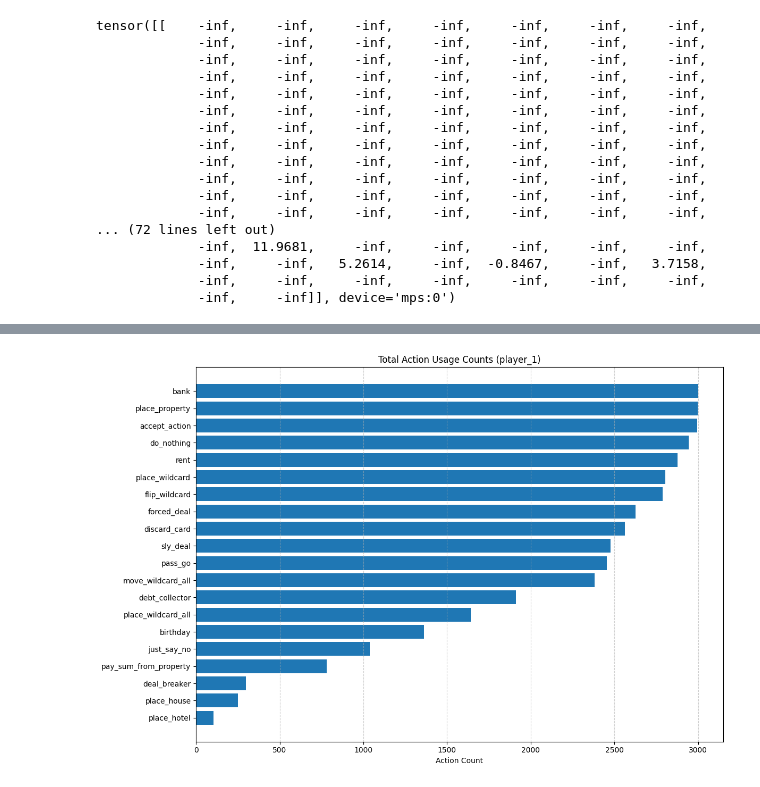
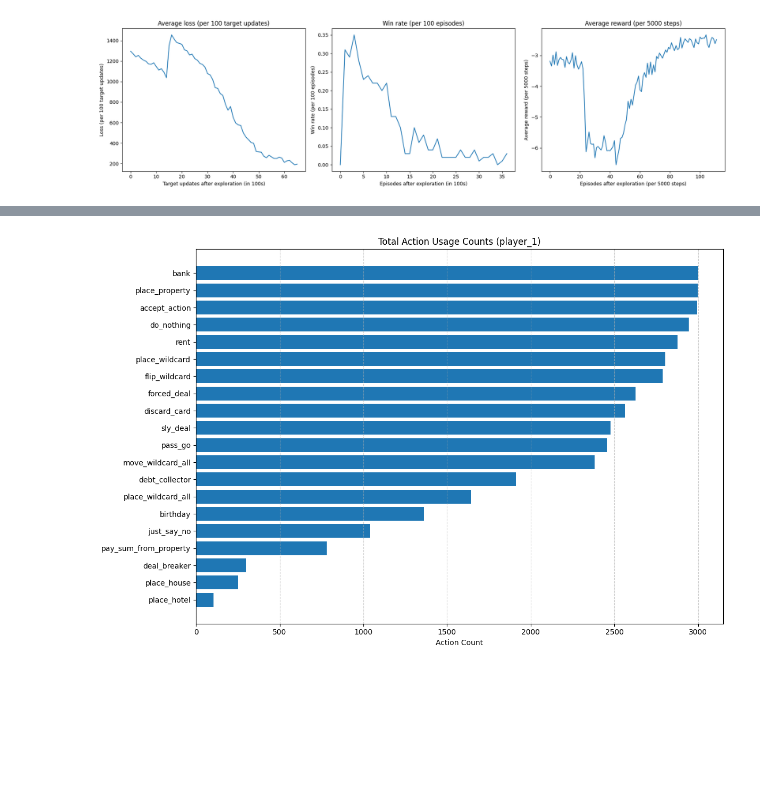
Before and after one commit to mikequ1/MultiagentRL, a Jupyter notebook: Monopoly_Go/dqn.ipynb, the cells around one changed output, grey strips where cells are left out. Saved outputs shown, nothing was run; the diff lists cells and outputs as text; code cells hidden in the pictures; blank space fills up the shorter version.

```diff
--- a/Monopoly_Go/dqn.ipynb
+++ b/Monopoly_Go/dqn.ipynb
@@ -193,23 +209,37 @@ plt.plot(average_rewards)
-# %%
-print(orig_q_values)
-# %% [output]
-tensor([[    -inf,     -inf,     -inf,     -inf,     -inf,     -inf,     -inf,
-             -inf,     -inf,     -inf,     -inf,     -inf,     -inf,     -inf,
-             -inf,     -inf,     -inf,     -inf,     -inf,     -inf,     -inf,
-             -inf,     -inf,     -inf,     -inf,     -inf,     -inf,     -inf,
-             -inf,     -inf,     -inf,     -inf,     -inf,     -inf,     -inf,
-             -inf,     -inf,     -inf,     -inf,     -inf,     -inf,     -inf,
-             -inf,     -inf,     -inf,     -inf,     -inf,     -inf,     -inf,
-             -inf,     -inf,     -inf,     -inf,     -inf,     -inf,     -inf,
-             -inf,     -inf,     -inf,     -inf,     -inf,     -inf,     -inf,
-             -inf,     -inf,     -inf,     -inf,     -inf,     -inf,     -inf,
-             -inf,     -inf,     -inf,     -inf,     -inf,     -inf,     -inf,
-             -inf,     -inf,     -inf,     -inf,     -inf,     -inf,     -inf,
-... (72 lines left out)
-             -inf,  11.9681,     -inf,     -inf,     -inf,     -inf,     -inf,
-             -inf,     -inf,   5.2614,     -inf,  -0.8467,     -inf,   3.7158,
-             -inf,     -inf,     -inf,     -inf,     -inf,     -inf,     -inf,
-             -inf,     -inf]], device='mps:0')
+# %%
+import matplotlib.pyplot as plt
+
+fig, axes = plt.subplots(ncols=3, figsize=(18, 5))  # 3 plots side-by-side
+
+# --- Loss Plot ---
+axes[0].set_xlabel("Target updates after exploration (in 100s)")
+axes[0].set_ylabel("Loss (per 100 target updates)")
+axes[0].set_title("Average loss (per 100 target updates)")
+axes[0].plot(average_losses)
+
+# --- Win Rate Plot ---
+axes[1].set_xlabel("Episodes after exploration (in 100s)")
+axes[1].set_ylabel("Win rate (per 100 episodes)")
+axes[1].set_title("Win rate (per 100 episodes)")
+axes[1].plot(win_rates)
+
+# --- Reward Plot ---
+# If average_rewards is per-agent dict, flatten or pick one agent to plot
+if isinstance(average_rewards, dict):
+    agent_id = "player_0"  # or any other key
+    reward_data = average_rewards[agent_id]
+else:
+    reward_data = average_rewards
+
+axes[2].set_xlabel("Episodes after exploration (per 5000 steps)")
+axes[2].set_ylabel("Average reward (per 5000 steps)")
+axes[2].set_title("Average reward (per 5000 steps)")
+axes[2].plot(reward_data)
+
+plt.tight_layout()
+plt.show()
+# %% [output]
+[figure, added]
 # %%
 actions, counts = zip(*sorted(total_action_counts["player_0"].items(), key=lambda x: x[1], reverse=True))
 
```
Also changed, not shown: parts of 9 cells of this notebook, 8 other files.
